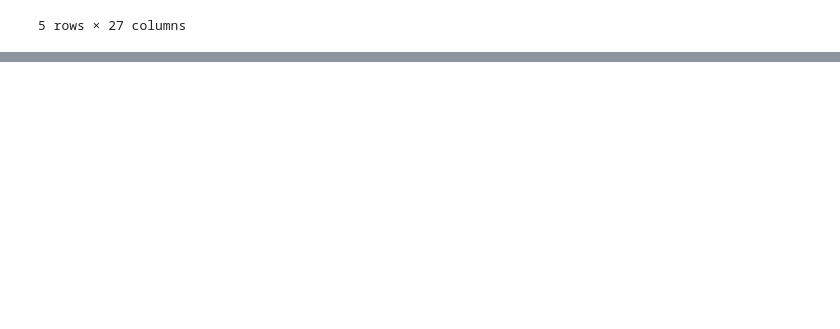
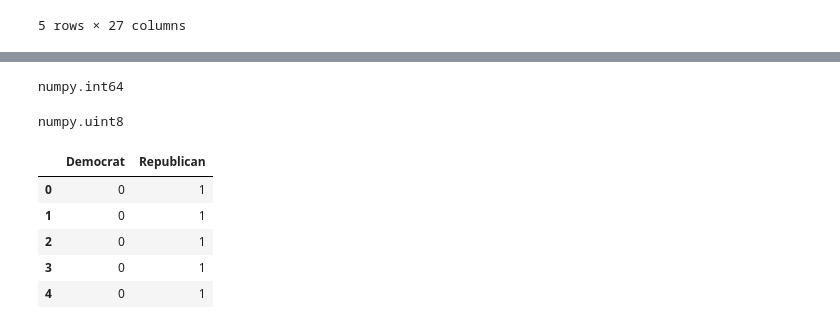
Before and after one commit to allison-picker/info370, a Jupyter notebook: Date Conversion + Party Information.ipynb, the cells around one changed output, grey strips where cells are left out. Saved outputs shown, nothing was run; the diff lists cells and outputs as text; code cells hidden in the pictures; blank space fills up the shorter version.

```diff
--- a/Date Conversion + Party Information.ipynb
+++ b/Date Conversion + Party Information.ipynb
@@ -99,0 +149,23 @@ merged.to_csv('merged.csv')
+# %%
+type(test.favorites_count_x[0])
+# %% [output]
+numpy.int64
+# %%
+np.int64(test.Democrat[0])
+type(test.Democrat[0])
+# %% [output]
+numpy.uint8
+# %%
+democrat = merged.Democrat
+republican = merged.Republican
+
+frame = {"Democrat": democrat, "Republican" : republican}
+frame = pd.DataFrame(frame)
+frame.head()
+# %% [output]
+|  | Democrat | Republican |
+| 0 | 0 | 1 |
+| 1 | 0 | 1 |
+| 2 | 0 | 1 |
+| 3 | 0 | 1 |
+| 4 | 0 | 1 |
```
Also changed, not shown: parts of 13 cells of this notebook.
